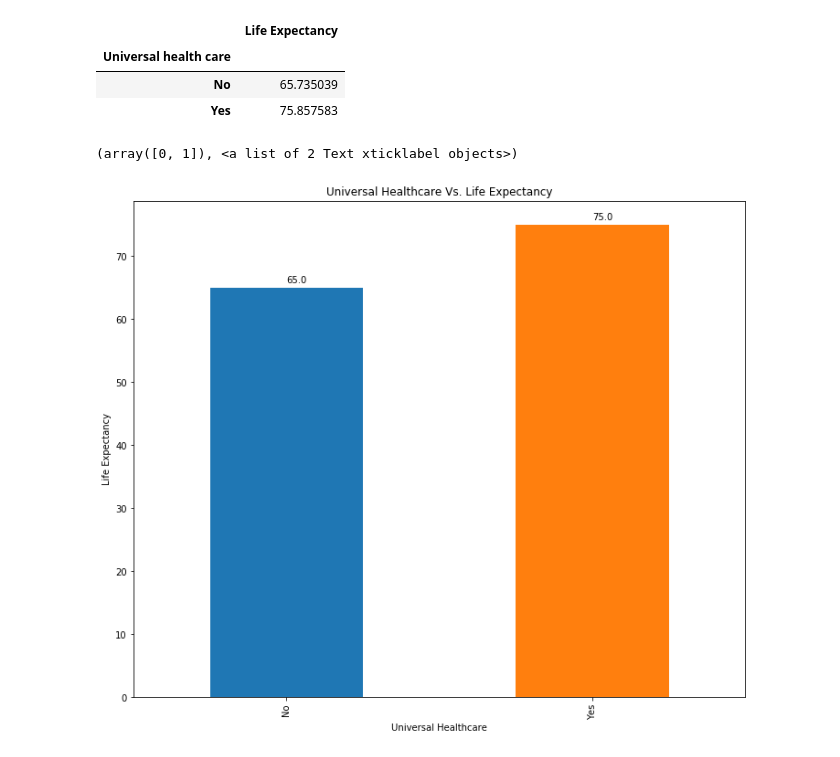
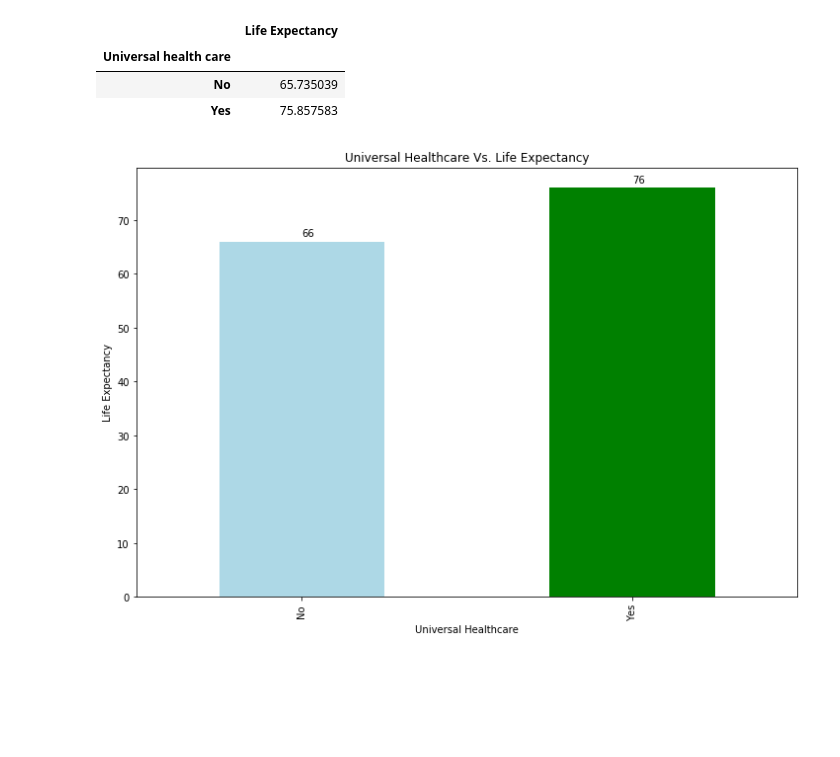
Before and after one commit to rdhaliwal96/group_collaboration, a Jupyter notebook: christine/country_population_analysis_cton.ipynb, the cells around one changed output. Cells and saved outputs as stored; diff of their text form; code cells hidden in the pictures; blank space fills up the shorter version.

```diff
--- a/christine/country_population_analysis_cton.ipynb
+++ b/christine/country_population_analysis_cton.ipynb
@@ -462,19 +476,19 @@ for rect in rects:
     x_value = rect.get_x() + rect.get_width() /2
 
     # Number of points between bar and label. Change to your liking.
-    #space = 5
+    space = 5
     # Vertical alignment for positive values
-    #va = 'bottom'
+    va = 'bottom'
 
     # If value of bar is negative: Place label below bar
     if y_value < 0:
         # Invert space to place label below
         space *= -1
         # Vertically align label at top
-       # va = 'top'
+        va = 'top'
 
     # Use Y value as label and format number with one decimal place
-    label = "{:.1f}".format(y_value)
+    label = "{:.0f}".format(y_value)
 
     # Create annotation
     plt.annotate(
@@ -487,6 +501,6 @@ for rect in rects:
                                     # positive and negative values.
 
 plt.xticks(rotation=90)
-#va=va
-#plt.savefig("image.png")
+va=va
+plt.savefig('Resources/freehealthcare_le.png')
 # %% [output]
@@ -513,7 +524,7 @@ universal_healthcare
 | Yes | 75.857583 |
 # %%
 # Bring some raw data.
-frequencies = [65, 75]
+frequencies = [66, 76]
 
 # In my original code I create a series and run on that,
 # so for consistency I create a series from the list.
@@ -522,10 +533,10 @@ freq_series = pd.Series.from_array(frequencies)
 x_labels = ['No', 'Yes']
 
 # Plot the figure.
-plt.figure(figsize=(12, 10))
-ax = freq_series.plot(kind='bar')
+plt.figure(figsize=(12, 8))
+ax = freq_series.plot(kind='bar', color=['lightblue', 'green'])
 ax.set_title('Universal Healthcare Vs. Life Expectancy')
-ax.set_xlabel('Universal Healthcare')
+ax.set_xlabel('Universal Healthcare', rotation='horizontal')
 ax.set_ylabel('Life Expectancy')
 ax.set_xticklabels(x_labels)
 
@@ -533,38 +544,37 @@ rects = ax.patches
 
 # For each bar: Place a label
 for rect in rects:
     # Get X and Y placement of label from rect.
     y_value = rect.get_height()
     x_value = rect.get_x() + rect.get_width() /2
 
     # Number of points between bar and label. Change to your liking.
-    #space = 5
+    space = 5
     # Vertical alignment for positive values
-    #va = 'bottom'
+    va = 'bottom'
 
     # If value of bar is negative: Place label below bar
     if y_value < 0:
         # Invert space to place label below
         space *= -1
         # Vertically align label at top
-       # va = 'top'
+        va = 'top'
 
     # Use Y value as label and format number with one decimal place
-    label = "{:.1f}".format(y_value)
+    label = "{:.0f}".format(y_value)
 
     # Create annotation
     plt.annotate(
         label,                      # Use `label` as label
         (x_value, y_value),         # Place label at end of the bar
         xytext=(0, space),          # Vertically shift label by `space`
         textcoords="offset points", # Interpret `xytext` as offset in points
         ha='left',                # Horizontally center label
         )                      # Vertically align label differently for
                                     # positive and negative values.
 
 plt.xticks(rotation=90)
-#va=va
-#plt.savefig("image.png")
+va=va
+plt.savefig('Resources/universalhealthcare_le.png')
 # %% [output]
-(array([0, 1]), <a list of 2 Text xticklabel objects>)
-[figure, old version]
+[figure, new version]
```
Also changed, not shown: parts of 6 cells of this notebook, 4 other files.
